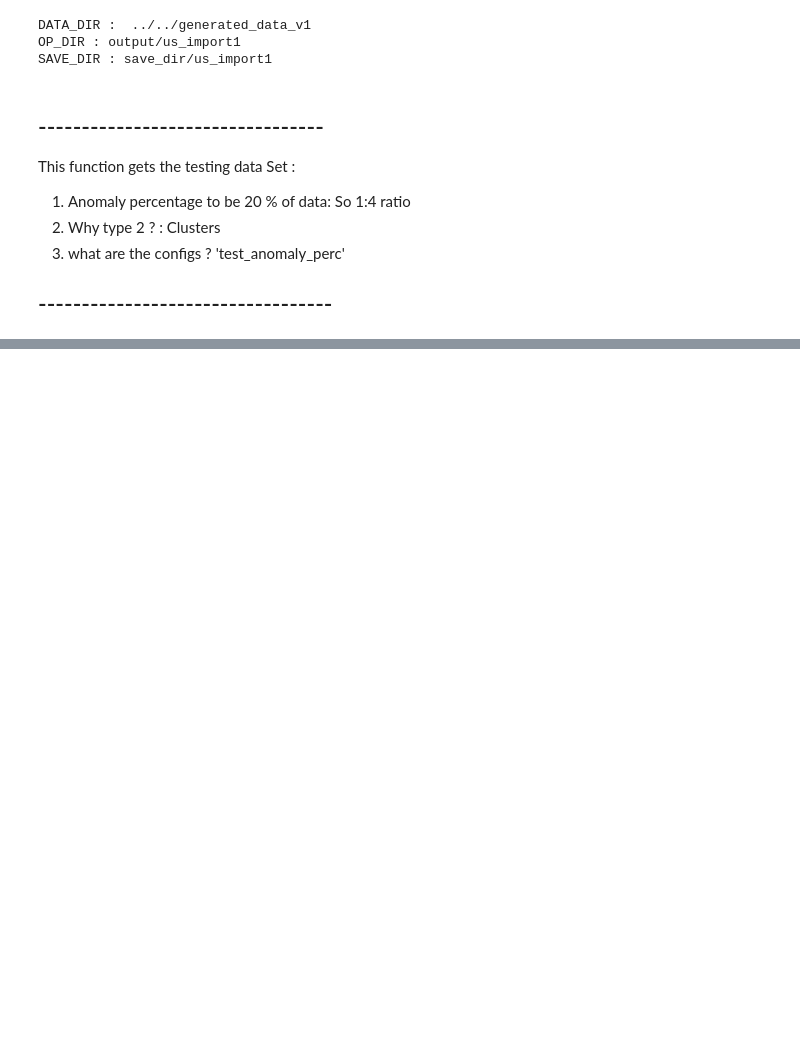
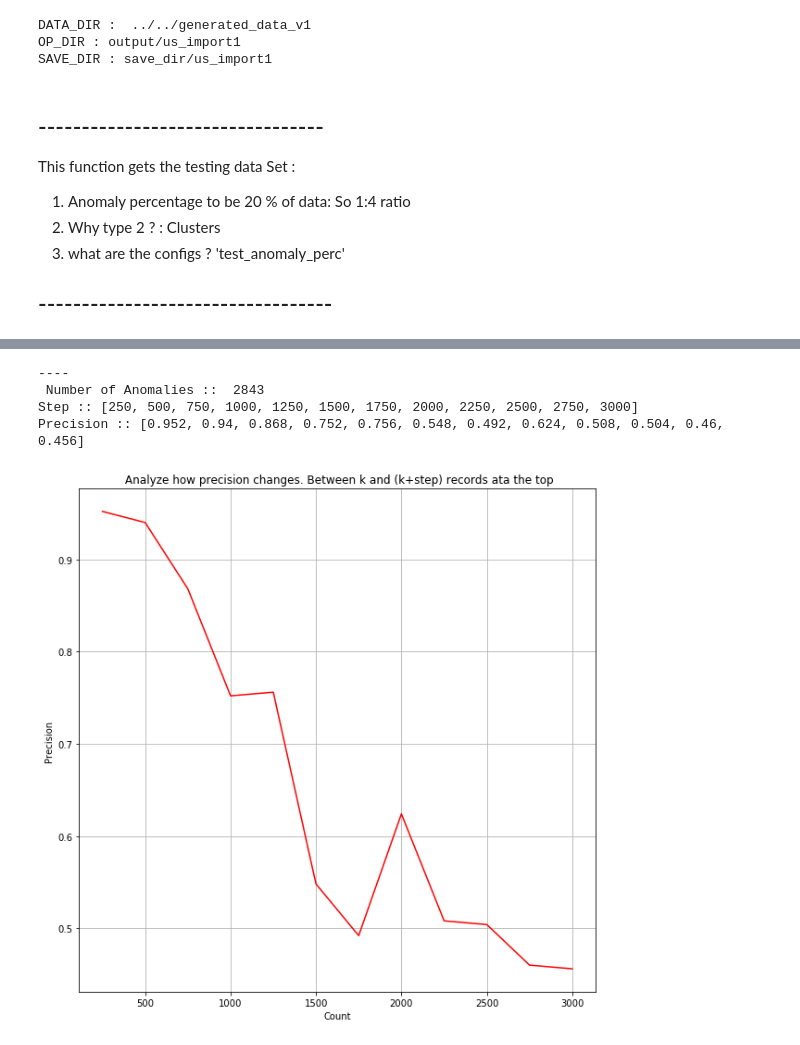
Before and after one commit to ddatta-DAC/AD_v2, a Jupyter notebook: src/Exp_1/exp_1_script_v1.ipynb, the cells around one changed output, grey strips where cells are left out. Drawn from its saved outputs; the diff is of its cells as text; code cells hidden in the pictures; blank space fills up the shorter version.

```diff
--- a/src/Exp_1/exp_1_script_v1.ipynb
+++ b/src/Exp_1/exp_1_script_v1.ipynb
@@ -106,7 +106,7 @@ Set :
 
 ## ----------------------------------
 # %%
-def get_testing_data(anomaly_type = 2):
+def get_testing_data(anomaly_type = 1):
     global DIR
     global DATA_DIR
     global CONFIG
@@ -115,7 +115,7 @@ def get_testing_data(anomaly_type = 2):
     _, _, _, _, test_x ,test_idList, anomaly_x, anomaly_idList = data_fetcher.get_data_APE(
         DATA_DIR,
         DIR,
-        anomaly_type=2
+        anomaly_type
     )
     print(len(anomaly_idList))
     print(len(test_idList))
@@ -286,0 +242,2 @@ Saving file.  save_dir/us_import1/checkpoints/model_APE_12_k_24_frozen.pb
+# %%
+result_df_ape = run_APE()
@@ -286,0 +256,36 @@ Saving file.  save_dir/us_import1/checkpoints/model_APE_12_k_24_frozen.pb
+# %%
+def analyze_and_plot(df, step = 250):
+    _msg_ = ' Analyze how precision changes. Between k and (k+step) records ata the top'
+    print('----')
+    list_step = []
+    list_prec = []
+
+    num_anomalies = len(df.loc[df['anomaly_flag']==1])
+    print(' Number of Anomalies :: ', num_anomalies )
+    for k in range(250,num_anomalies+step,step):
+        _tmp = df.head(k).tail(step)
+        correct = len(_tmp.loc[_tmp['anomaly_flag']==1])
+        prec = correct/len(_tmp)
+        list_prec.append(prec)
+        list_step.append(k)
+
+    print('Step :: {} '.format(list_step))
+    print('Precision :: {} '.format(list_prec))
+
+
+    plt.figure(figsize=[10,10])
+    plt.title(_msg_)
+    plt.xlabel('Count')
+    plt.ylabel('Precision')
+    plt.plot(list_step,list_prec,'r-')
+    plt.grid()
+    plt.show()
+    plt.close()
+# %%
+analyze_and_plot(result_df_ape)
+# %% [output]
+----
+ Number of Anomalies ::  2843
+Step :: [250, 500, 750, 1000, 1250, 1500, 1750, 2000, 2250, 2500, 2750, 3000]
+Precision :: [0.952, 0.94, 0.868, 0.752, 0.756, 0.548, 0.492, 0.624, 0.508, 0.504, 0.46, 0.456]
+[figure, added]
```
Also changed, not shown: parts of 3 cells of this notebook, 6 other files.
